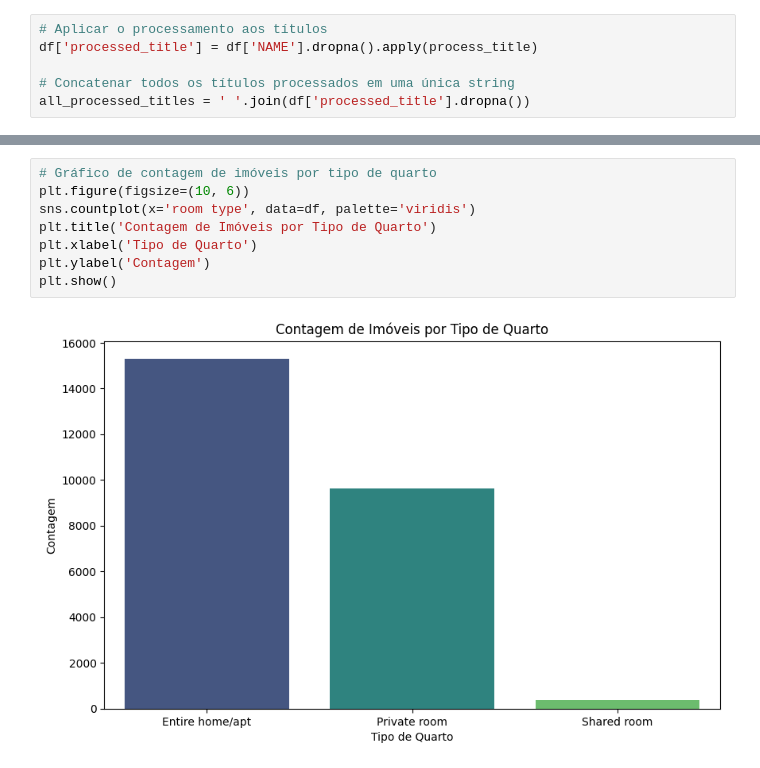
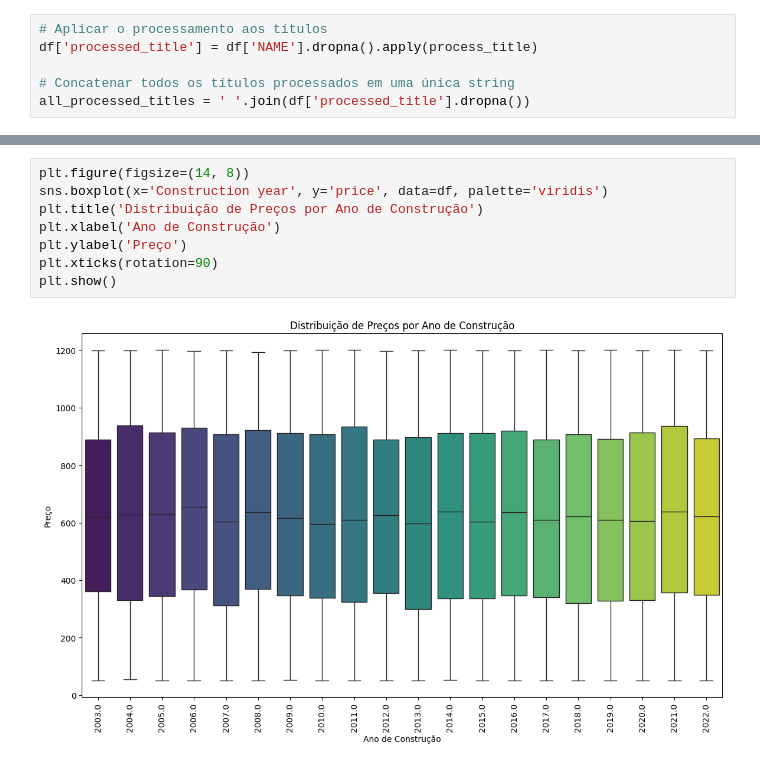
Before and after one commit to higorcamelo/analise-imoveis-airbnb-ny, a Jupyter notebook: analise.ipynb, the cells around one changed output, grey strips where cells are left out. Saved outputs shown, nothing was run; the diff lists cells and outputs as text.

Commit message:
Resto dos gráficos feitos e "relatório" escrito

```diff
--- a/analise.ipynb
+++ b/analise.ipynb
@@ -50,10 +247,10 @@ plt.show()
 # %%
-# Gráfico de contagem de imóveis por tipo de quarto
-plt.figure(figsize=(10, 6))
-sns.countplot(x='room type', data=df, palette='viridis')
-plt.title('Contagem de Imóveis por Tipo de Quarto')
-plt.xlabel('Tipo de Quarto')
-plt.ylabel('Contagem')
+plt.figure(figsize=(14, 8))
+sns.boxplot(x='Construction year', y='price', data=df, palette='viridis')
+plt.title('Distribuição de Preços por Ano de Construção')
+plt.xlabel('Ano de Construção')
+plt.ylabel('Preço')
+plt.xticks(rotation=90)
 plt.show()
 # %% [output]
-[figure, old version]
+[figure, new version]
```
Also changed, not shown: parts of 16 cells of this notebook.
